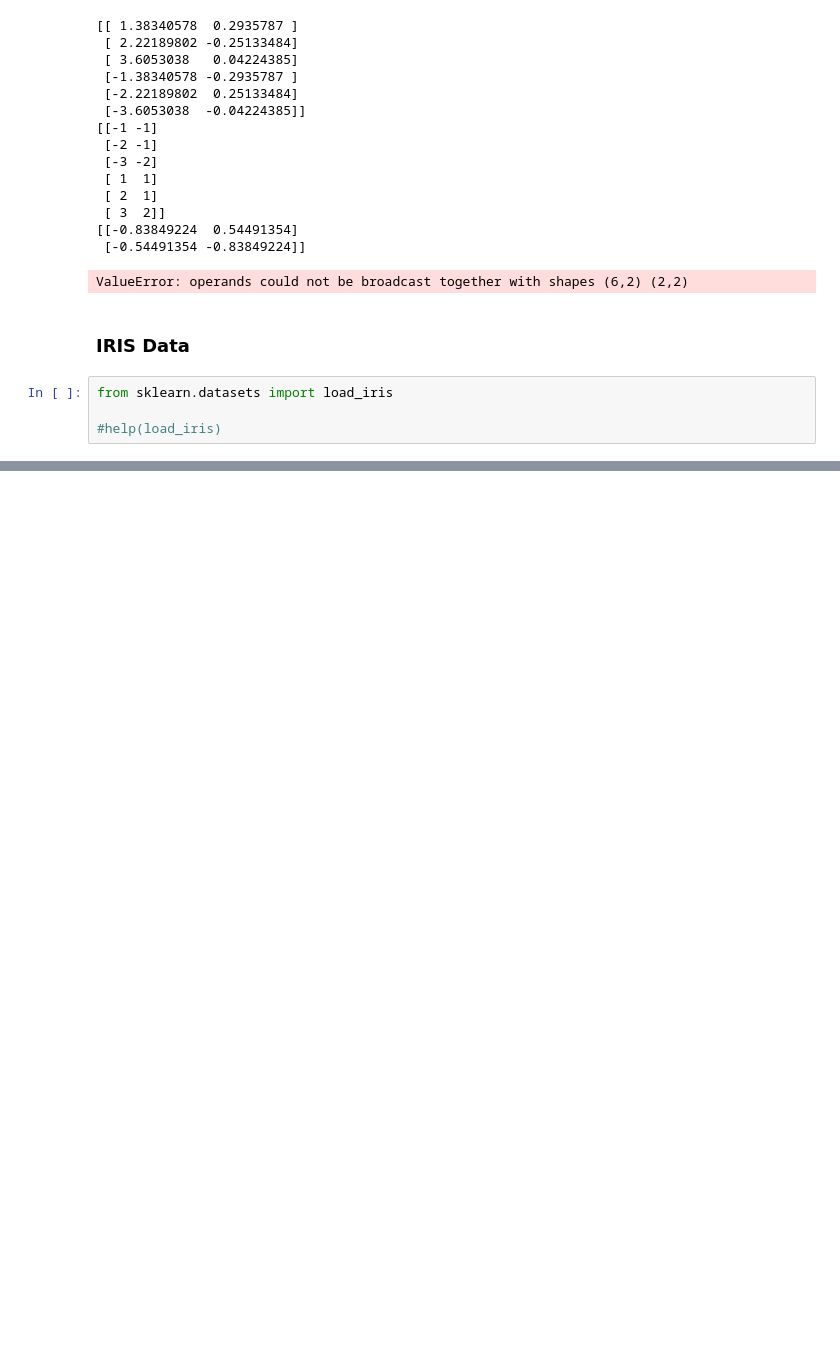
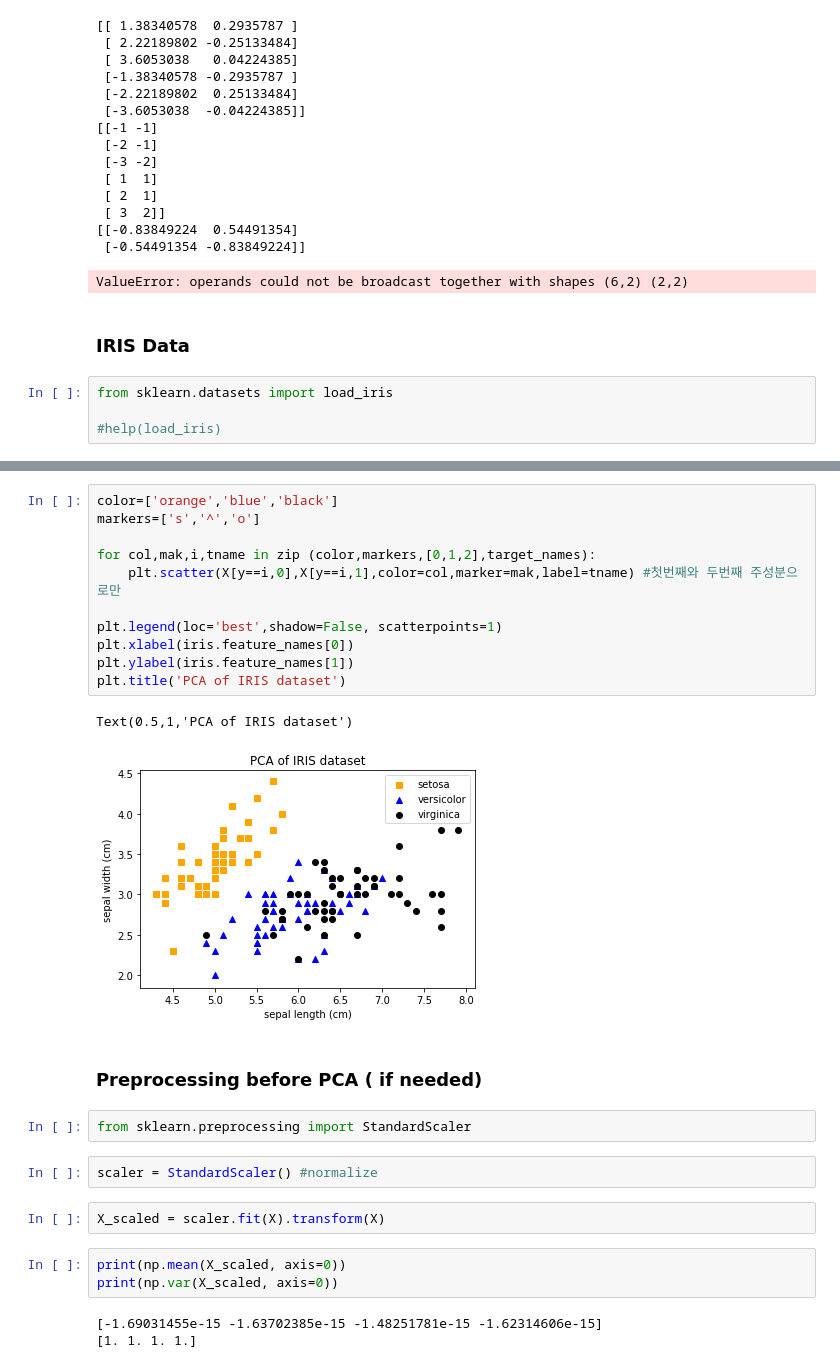
Before and after one commit to Yeo0/Study, a Jupyter notebook: 2018 NIMS/Python/L08_Python_NMS (PCA).ipynb, the cells around one changed output, grey strips where cells are left out. Saved outputs shown, nothing was run; the diff lists cells and outputs as text; blank space fills up the shorter version.

```diff
--- a/2018 NIMS/Python/L08_Python_NMS (PCA).ipynb
+++ b/2018 NIMS/Python/L08_Python_NMS (PCA).ipynb
@@ -79,0 +160,28 @@ from sklearn.datasets import load_iris
+# %%
+color=['orange','blue','black']
+markers=['s','^','o']
+
+for col,mak,i,tname in zip (color,markers,[0,1,2],target_names):
+    plt.scatter(X[y==i,0],X[y==i,1],color=col,marker=mak,label=tname) #첫번째와 두번째 주성분으로만
+
+plt.legend(loc='best',shadow=False, scatterpoints=1)
+plt.xlabel(iris.feature_names[0])
+plt.ylabel(iris.feature_names[1])
+plt.title('PCA of IRIS dataset')
+# %% [output]
+Text(0.5,1,'PCA of IRIS dataset')
+[figure, added]
+# %% [markdown]
+### Preprocessing before PCA ( if needed)
+# %%
+from sklearn.preprocessing import StandardScaler
+# %%
+scaler = StandardScaler() #normalize
+# %%
+X_scaled = scaler.fit(X).transform(X)
+# %%
+print(np.mean(X_scaled, axis=0))
+print(np.var(X_scaled, axis=0))
+# %% [output]
+[-1.69031455e-15 -1.63702385e-15 -1.48251781e-15 -1.62314606e-15]
+[1. 1. 1. 1.]
```
Also changed, not shown: parts of 10 cells of this notebook, 1 other file.
